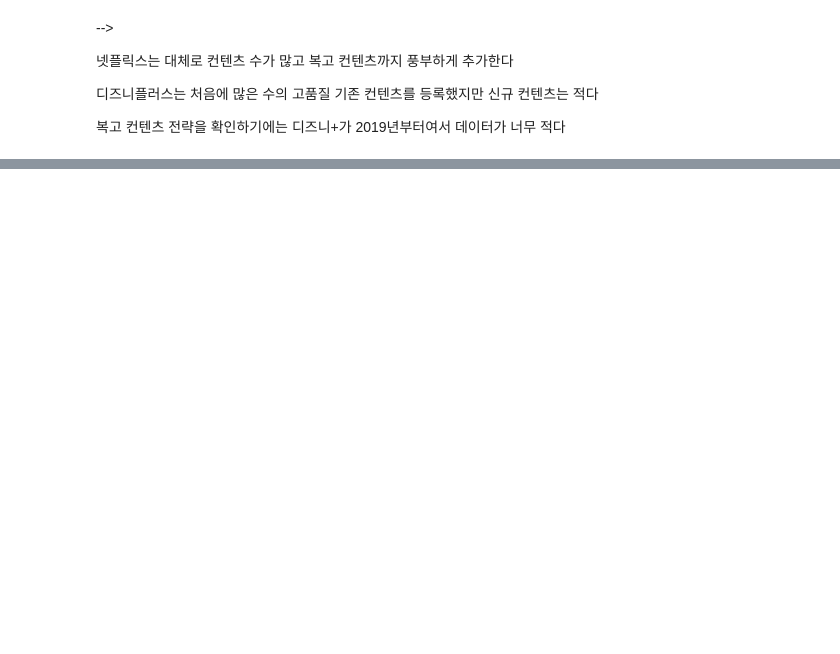
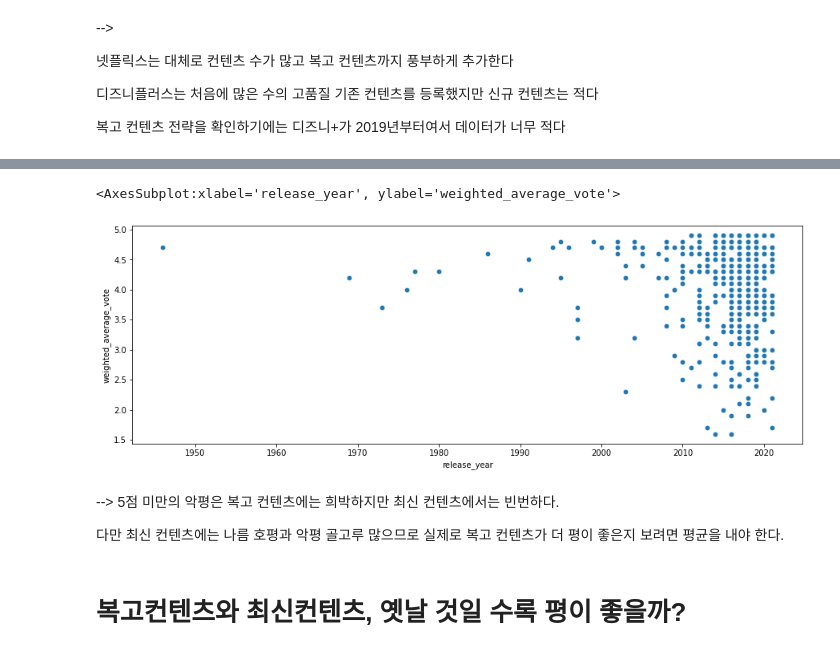
Before and after one commit to netfleeex/netflix_EDA, a Jupyter notebook: NETFLIX.ipynb, the cells around one changed output, grey strips where cells are left out. Cells and saved outputs as stored; diff of their text form; code cells hidden in the pictures; blank space fills up the shorter version.

```diff
--- a/NETFLIX.ipynb
+++ b/NETFLIX.ipynb
@@ -609,0 +583,5 @@ sns.scatterplot(x='date_added', y='release_year', data=df5, s=15)
+# %%
+prac = df_titles_rating_stockprice_SP500.copy()
+prac.sort_values(by='weighted_average_vote', ascending=True, inplace=True)
+prac.reset_index(drop=True, inplace=True) #drop은 새로운 index컬럼 안 생기게, inplace는 원본 수정o
+prac['weighted_average_vote'] # 값 없는 부분은 NaN표시 유의
@@ -609,0 +617,15 @@ sns.scatterplot(x='date_added', y='release_year', data=df5, s=15)
+# %%
+prac = prac.iloc[:462] #자르기
+prac.reset_index(drop=True, inplace=True)
+# %%
+plt.figure(figsize = (15, 5)) # figsize 안에 넣어야 적용됨
+sns.scatterplot(data = prac, x = 'release_year', y = 'weighted_average_vote', s=40)
+# %% [output]
+<AxesSubplot:xlabel='release_year', ylabel='weighted_average_vote'>
+[figure, added]
+# %% [markdown]
+--> 5점 미만의 악평은 복고 컨텐츠에는 희박하지만 최신 컨텐츠에서는 빈번하다.
+
+다만 최신 컨텐츠에는 나름 호평과 악평 골고루 많으므로 실제로 복고 컨텐츠가 더 평이 좋은지 보려면 평균을 내야 한다.
+# %% [markdown]
+# 복고컨텐츠와 최신컨텐츠, 옛날 것일 수록 평이 좋을까?
```
Also changed, not shown: parts of 24 cells of this notebook.
